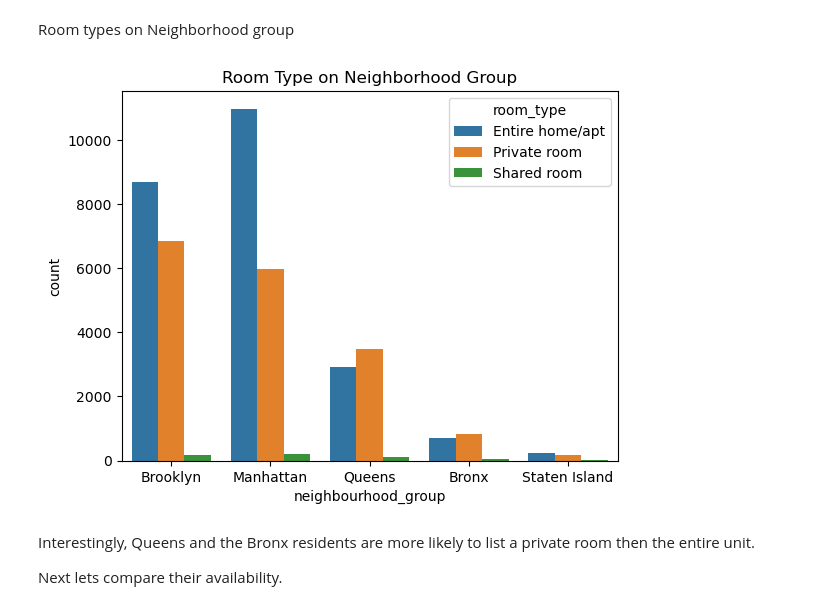
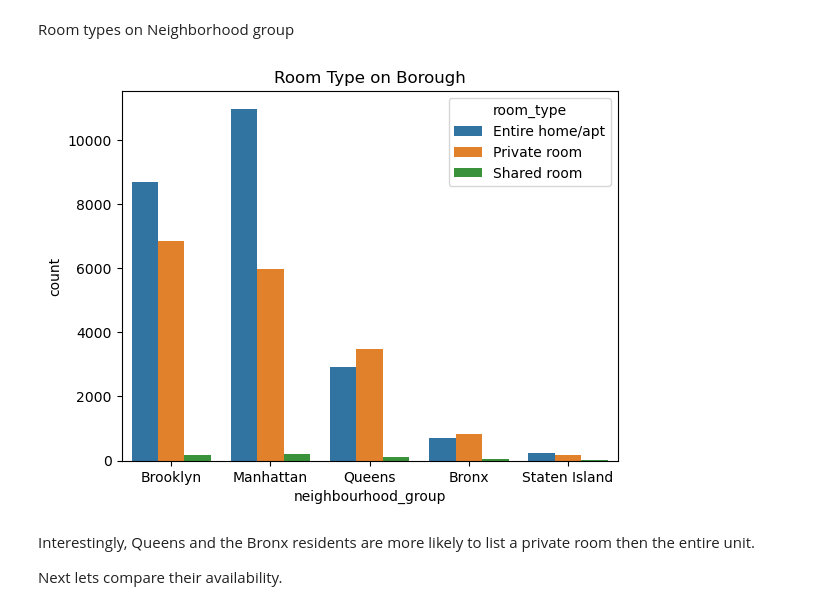
Before and after one commit to n-altawam/Sprinboard, a Jupyter notebook: Capstone 2/EDA.ipynb, the cells around one changed output. Saved outputs shown, nothing was run; the diff lists cells and outputs as text; code cells hidden in the pictures.

```diff
--- a/Capstone 2/EDA.ipynb
+++ b/Capstone 2/EDA.ipynb
@@ -48,11 +68,11 @@ df = df[df.room_type != 'Hotel room']
 Room types on Neighborhood group
 # %%
 plt.figure()
-plt.title("Room Type on Neighborhood Group")
+plt.title("Room Type on Borough")
 sns.countplot(df.neighbourhood_group, hue=df.room_type)
 plt.show()
 # %% [output]
-[figure, old version]
+[figure, new version]
 # %% [markdown]
 Interestingly, Queens and the Bronx residents are more likely to list a private room then the entire unit.
 
```
Also changed, not shown: parts of 20 cells of this notebook.
